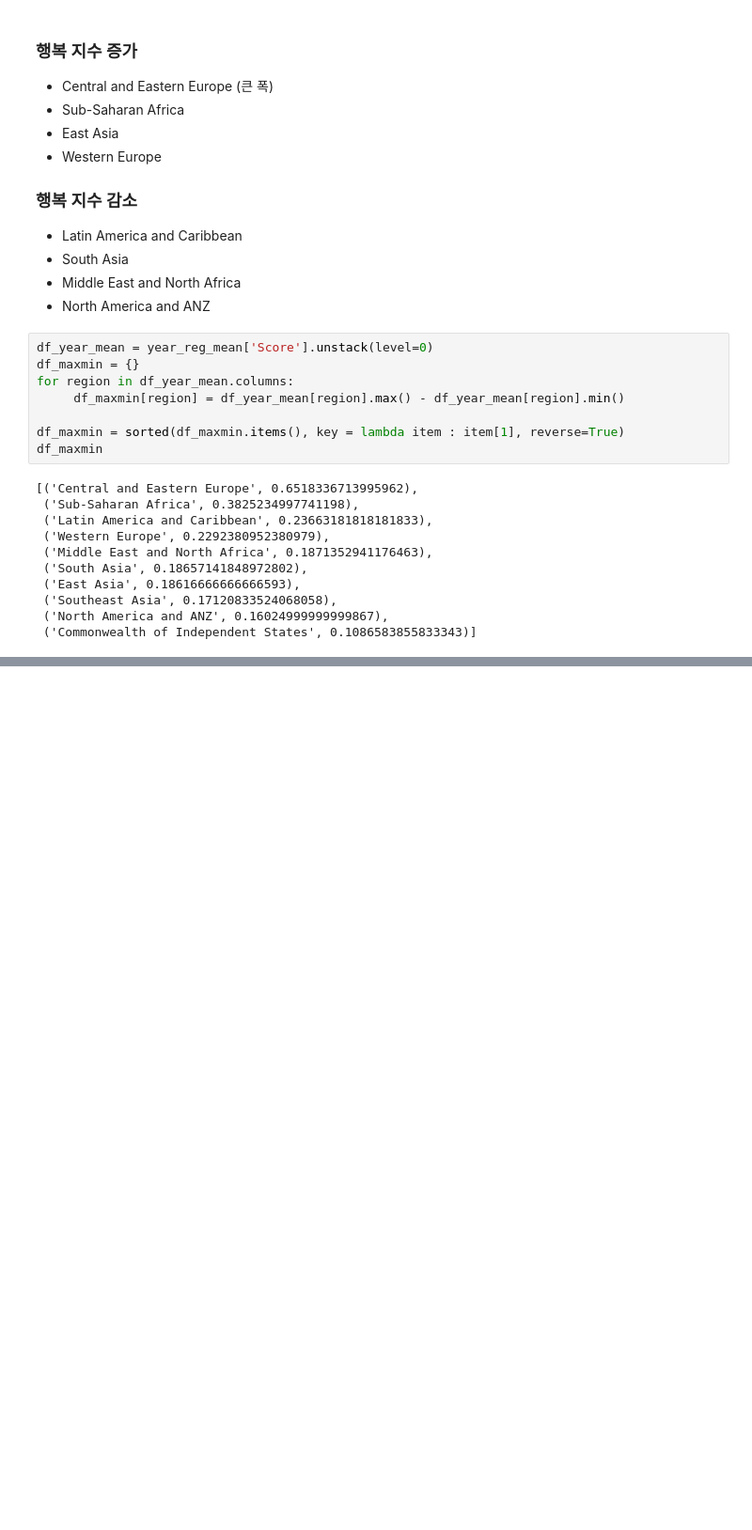
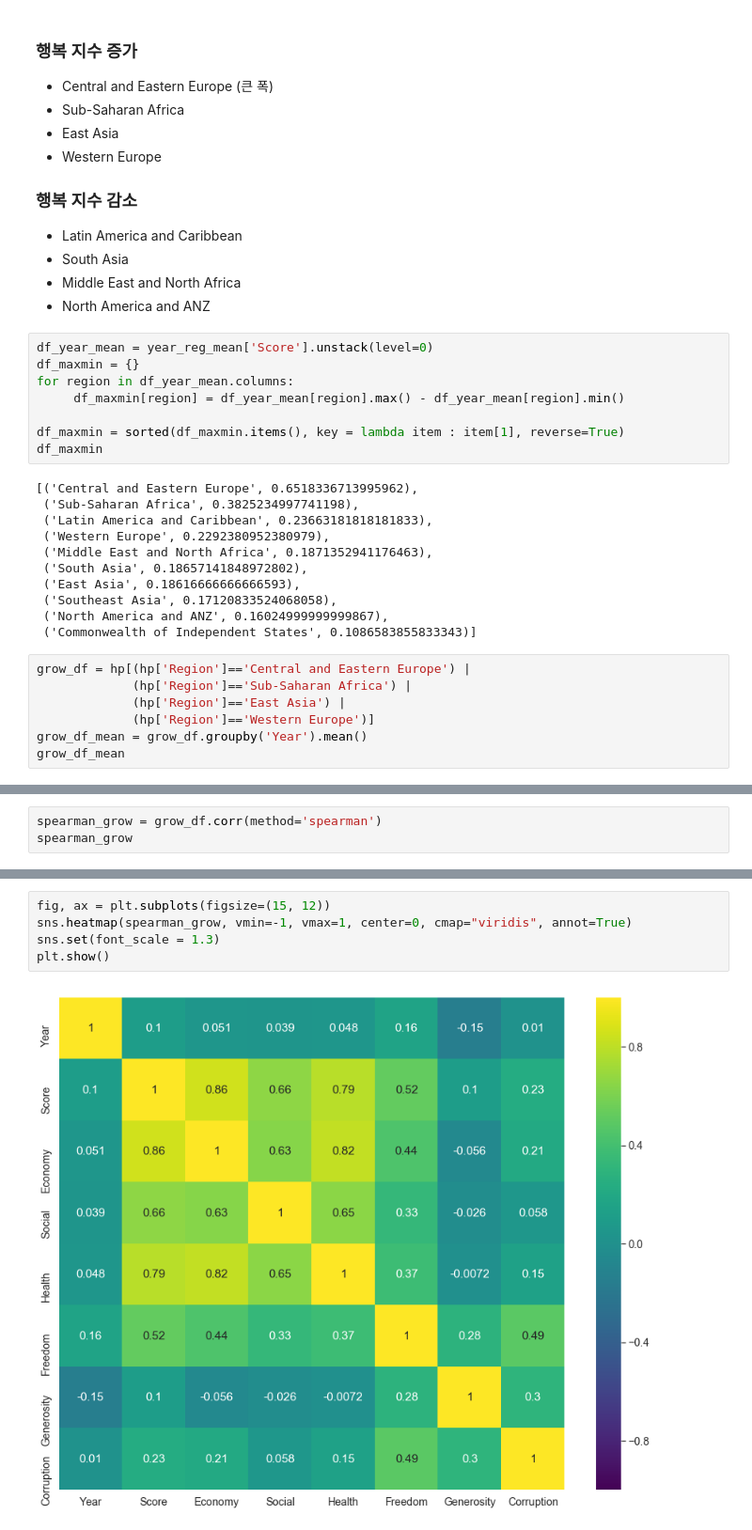
Before and after one commit to sohyeondian/Happiness, a Jupyter notebook: 05. 분석.ipynb, the cells around one changed output, grey strips where cells are left out. Shown at 94% size. Saved outputs shown, nothing was run; the diff lists cells and outputs as text; blank space fills up the shorter version.

```diff
--- a/05. 분석.ipynb
+++ b/05. 분석.ipynb
@@ -239,3 +237,10 @@ df_maxmin
  ('Southeast Asia', 0.17120833524068058),
  ('North America and ANZ', 0.16024999999999867),
  ('Commonwealth of Independent States', 0.1086583855833343)]
+# %%
+grow_df = hp[(hp['Region']=='Central and Eastern Europe') |
+             (hp['Region']=='Sub-Saharan Africa') |
+             (hp['Region']=='East Asia') |
+             (hp['Region']=='Western Europe')]
+grow_df_mean = grow_df.groupby('Year').mean()
+grow_df_mean
@@ -320,0 +410,3 @@ iplot(fig)
+# %%
+spearman_grow = grow_df.corr(method='spearman')
+spearman_grow
@@ -320,0 +423,7 @@ iplot(fig)
+# %%
+fig, ax = plt.subplots(figsize=(15, 12))
+sns.heatmap(spearman_grow, vmin=-1, vmax=1, center=0, cmap="viridis", annot=True)
+sns.set(font_scale = 1.3)
+plt.show()
+# %% [output]
+[figure, added]
```
Also changed, not shown: parts of 20 cells of this notebook.
